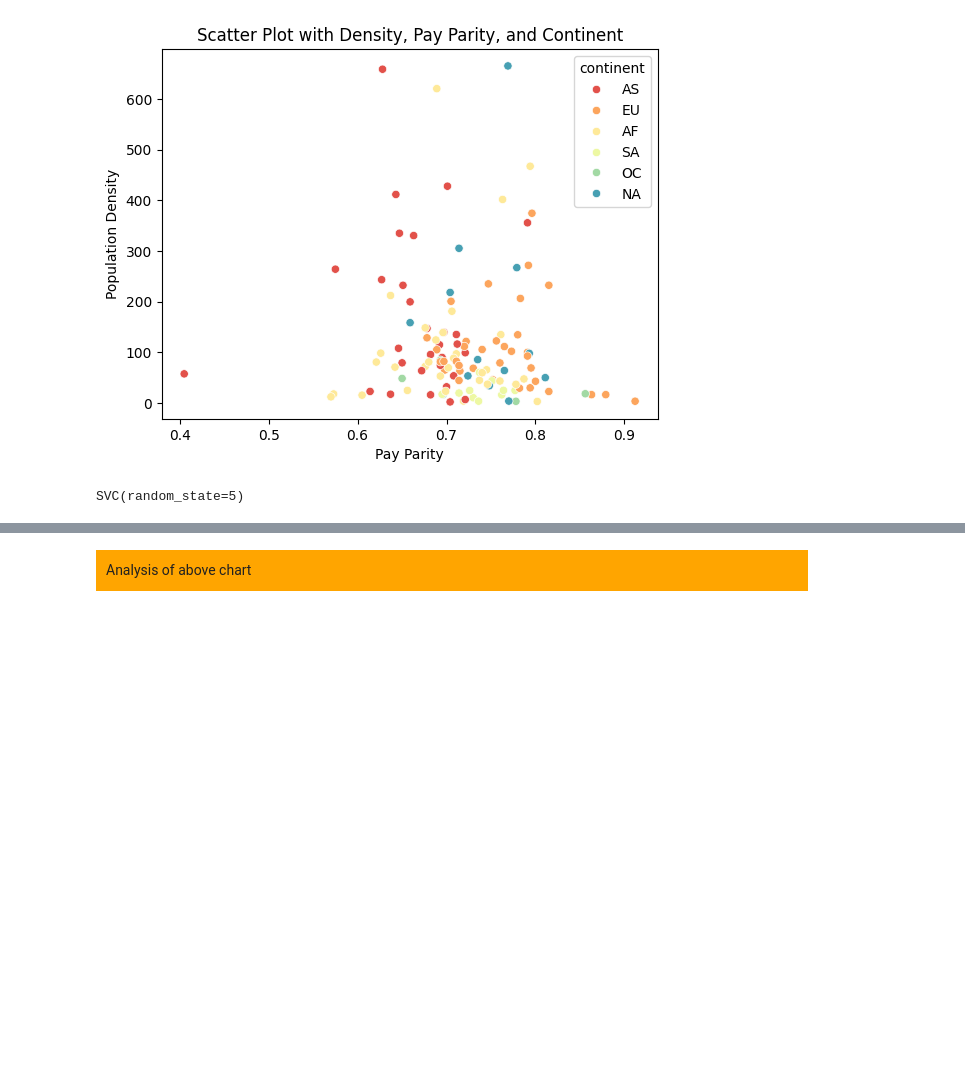
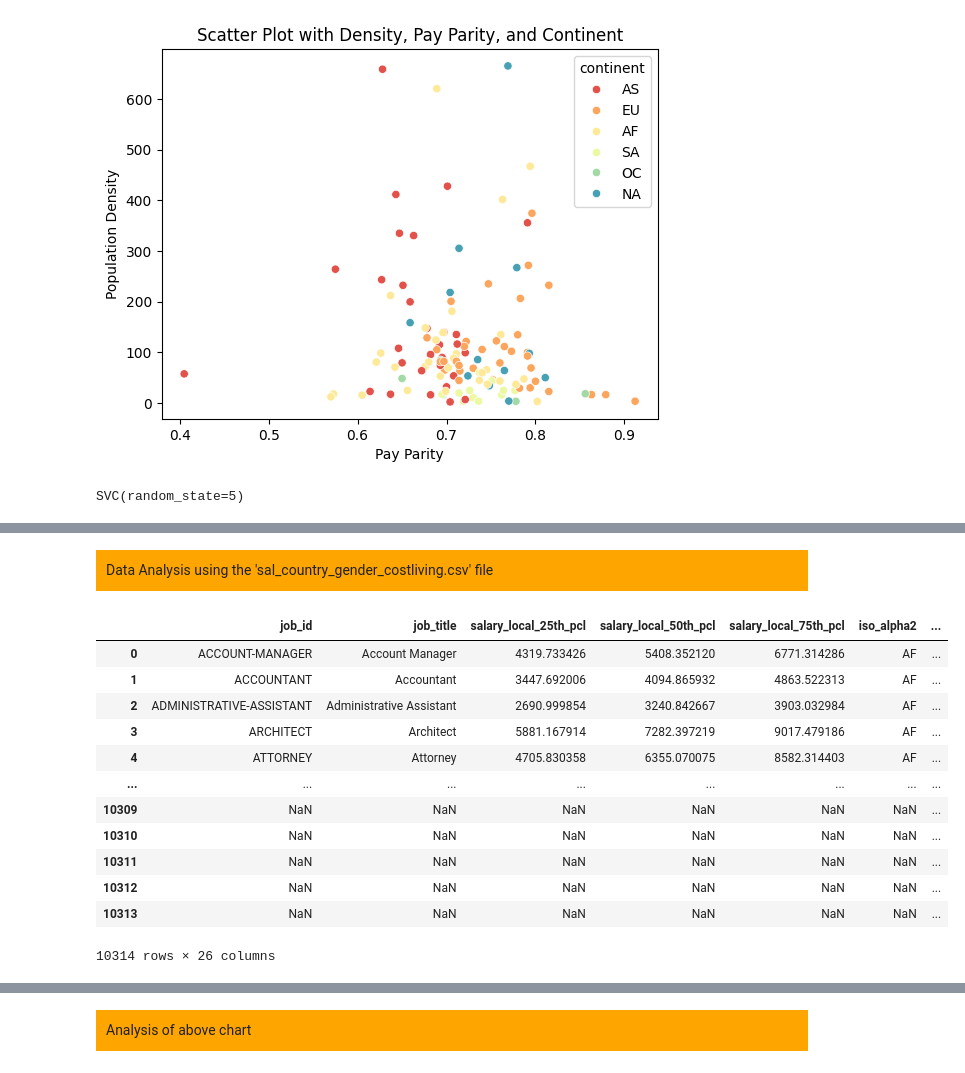
Before and after one commit to Tatiana-Ngamba/The-GitGirls-Collective-group-7, a Jupyter notebook: GLOBAL IT SALARY ANALYSIS - Notebook Part 2 (Data Analysis).ipynb, the cells around one changed output, grey strips where cells are left out. Saved outputs shown, nothing was run; the diff lists cells and outputs as text; code cells hidden in the pictures; blank space fills up the shorter version.

```diff
--- a/GLOBAL IT SALARY ANALYSIS - Notebook Part 2 (Data Analysis).ipynb
+++ b/GLOBAL IT SALARY ANALYSIS - Notebook Part 2 (Data Analysis).ipynb
@@ -1103,0 +1146,22 @@ Mean Absolute Error :  0.24
+# %% [markdown]
+<div style="background-color: orange; padding: 10px;">
+Data Analysis using the 'sal_country_gender_costliving.csv' file
+    <div>
+# %%
+#ML analysis of pay parity using other variables such as cost index, PPI and WD cost of living rank.
+sal=pd.read_csv('sal_country_gender_costliving.csv')
+sal
+# %% [output]
+|  | job_id | job_title | salary_local_25th_pcl | salary_local_50th_pcl | salary_local_75th_pcl | iso_alpha2 | ... |
+| 0 | ACCOUNT-MANAGER | Account Manager | 4319.733426 | 5408.352120 | 6771.314286 | AF | ... |
+| 1 | ACCOUNTANT | Accountant | 3447.692006 | 4094.865932 | 4863.522313 | AF | ... |
+| 2 | ADMINISTRATIVE-ASSISTANT | Administrative Assistant | 2690.999854 | 3240.842667 | 3903.032984 | AF | ... |
+| 3 | ARCHITECT | Architect | 5881.167914 | 7282.397219 | 9017.479186 | AF | ... |
+| 4 | ATTORNEY | Attorney | 4705.830358 | 6355.070075 | 8582.314403 | AF | ... |
+| ... | ... | ... | ... | ... | ... | ... | ... |
+| 10309 | NaN | NaN | NaN | NaN | NaN | NaN | ... |
+| 10310 | NaN | NaN | NaN | NaN | NaN | NaN | ... |
+| 10311 | NaN | NaN | NaN | NaN | NaN | NaN | ... |
+| 10312 | NaN | NaN | NaN | NaN | NaN | NaN | ... |
+| 10313 | NaN | NaN | NaN | NaN | NaN | NaN | ... |
+10314 rows × 26 columns
```
Also changed, not shown: parts of 32 cells of this notebook.
